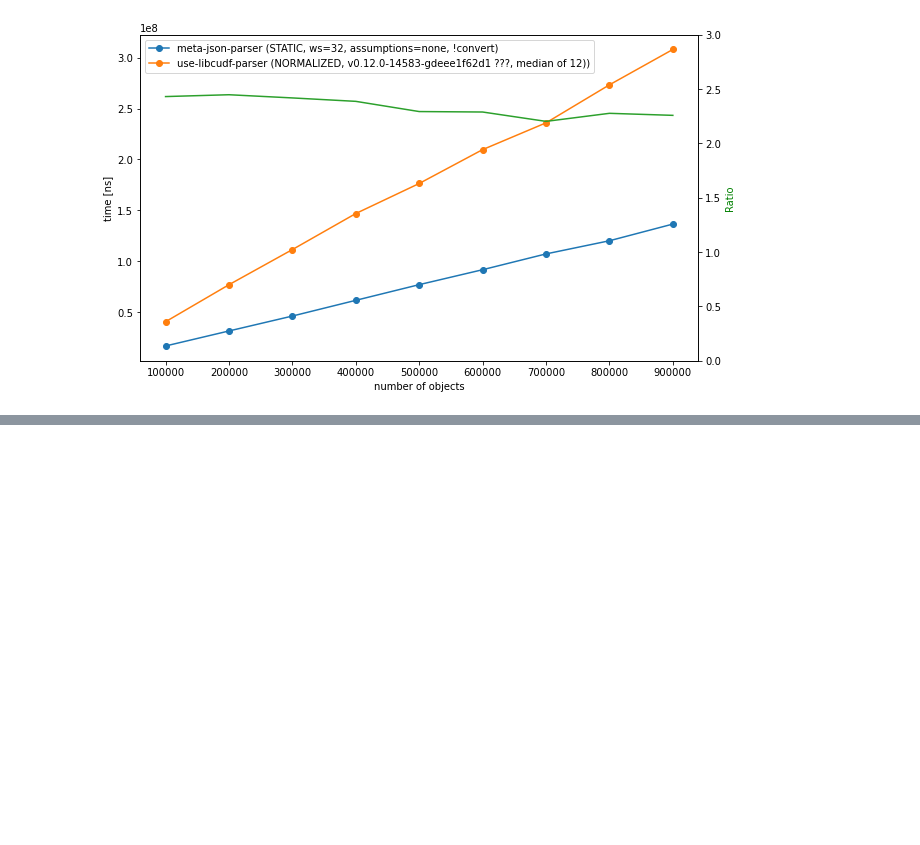
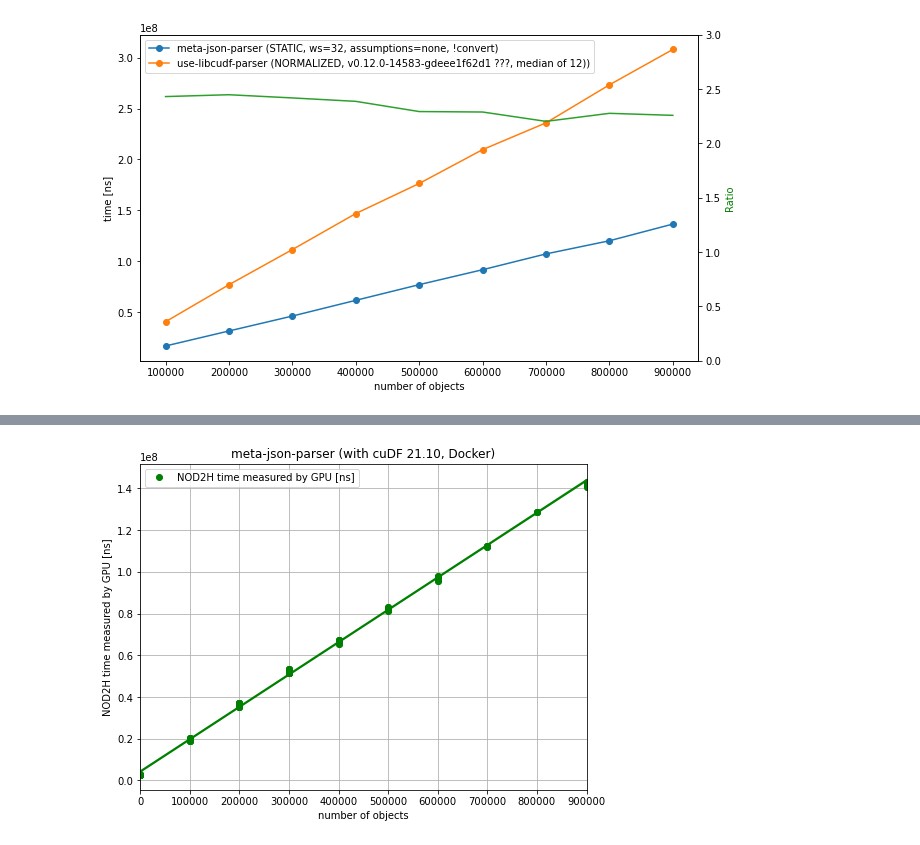
Before and after one commit to mis-wut/meta-json-parser, a Jupyter notebook: benchmark/notebooks/examine_benchmarks.ipynb, the cells around one changed output, grey strips where cells are left out. Saved outputs shown, nothing was run; the diff lists cells and outputs as text; code cells hidden in the pictures; blank space fills up the shorter version.

```diff
--- a/benchmark/notebooks/examine_benchmarks.ipynb
+++ b/benchmark/notebooks/examine_benchmarks.ipynb
@@ -278,0 +321,5 @@ ax.right_ax.set_ylim(bottom=0.0, top=3.0)
+# %%
+# read results for ./meta-json-parser-benchmark
+df_meta = pd.read_csv('benchmark_metaparser_cudf=21.10-docker_multisample_choinka.csv', index_col=2).sort_index()
+df_meta['number of objects'] = df_meta.index
+df_meta['NOD2H time measured by GPU [ns]'] = df_meta['TOTAL time measured by GPU [ns]'] - df_meta['Copying output [ns]']
@@ -278,0 +355,19 @@ ax.right_ax.set_ylim(bottom=0.0, top=3.0)
+# %%
+ax = df_meta[['NOD2H time measured by GPU [ns]']].plot(
+    title='meta-json-parser (with cuDF 21.10, Docker)',
+    figsize=(8,6), style='o',color='g',
+    xlim=(0,900000),
+    # ylim=(0,1400000000),
+    ylabel='time [ns]',
+    grid=True,
+)
+ax = sns.regplot(
+    ax=ax,
+    data=df_meta,
+    x='number of objects',
+    y='NOD2H time measured by GPU [ns]',
+    #robust=True,
+    color='g',
+)
+# %% [output]
+[figure, added]
```
Also changed, not shown: parts of 10 cells of this notebook.
